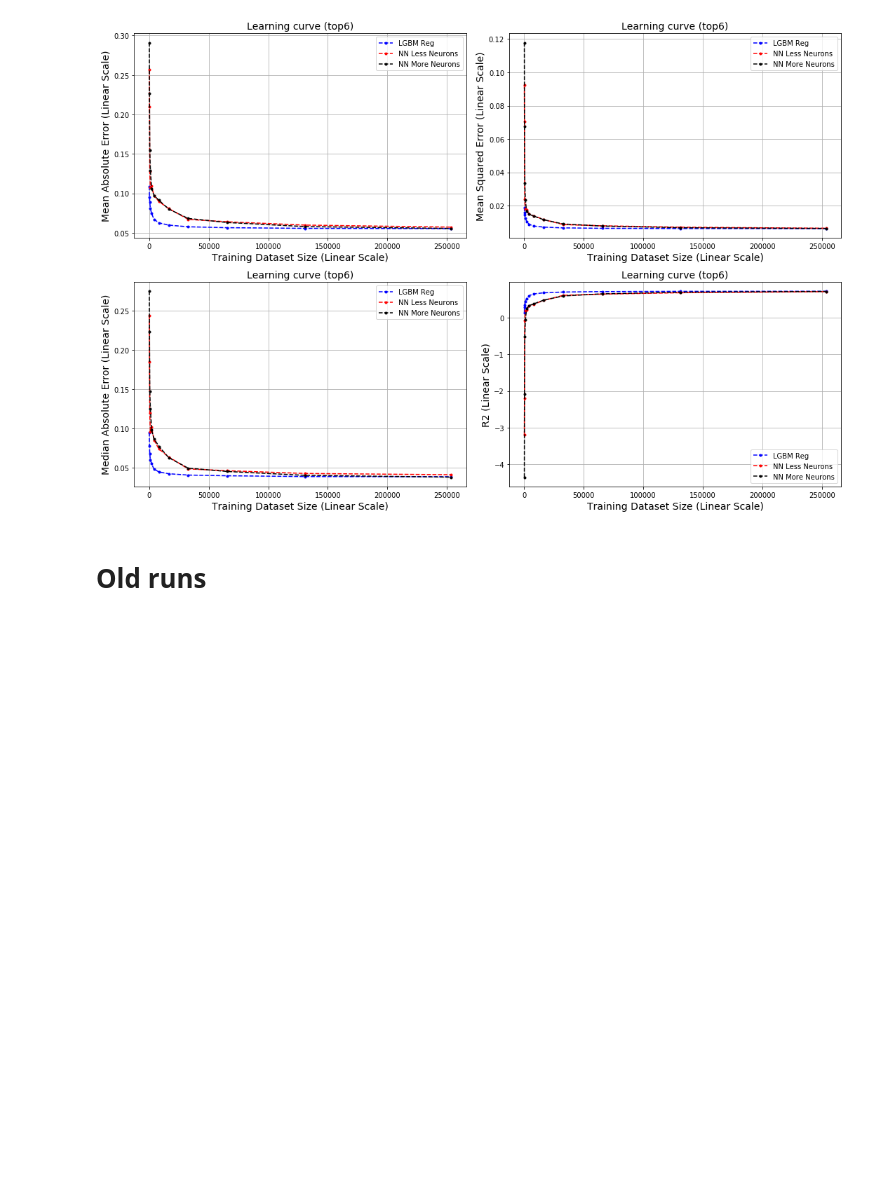
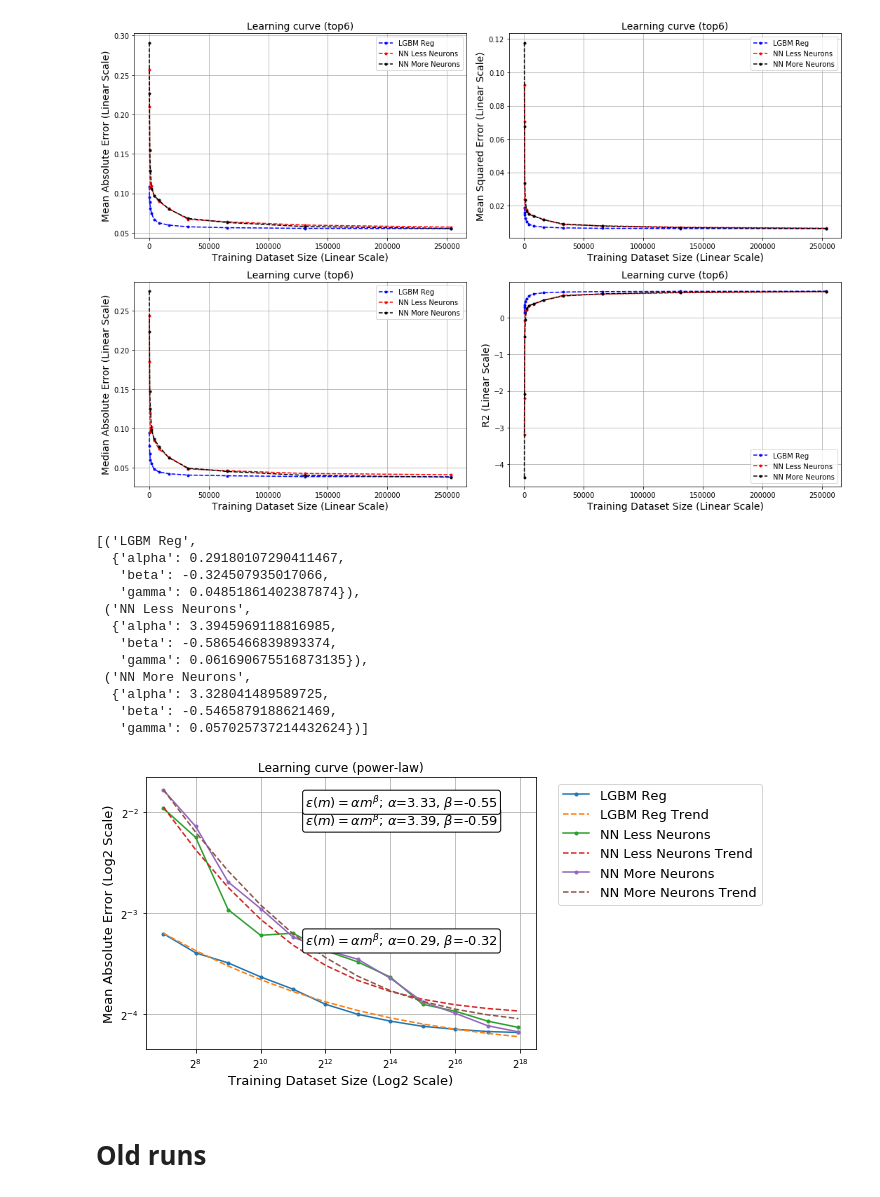
Before and after one commit to adpartin/LearningCurves, a Jupyter notebook: notebooks/power_law_for_paper.ipynb, the cells around one changed output. Drawn from its saved outputs; the diff is of its cells as text; code cells hidden in the pictures; blank space fills up the shorter version.

```diff
--- a/notebooks/power_law_for_paper.ipynb
+++ b/notebooks/power_law_for_paper.ipynb
@@ -294,6 +298,23 @@ plot_all_metrics_from_runs(runs, metrics='all', title=None, figsize=(15,10), sav
                            xtick_scale='linear', ytick_scale='linear')
 # %% [output]
 [figure]
+# %%
+prms = fit_pwr_multi_runs(runs, metric_name='mean_absolute_error', shard_min_idx=0, cv_folds=1)
+prms
+# %% [output]
+[('LGBM Reg',
+  {'alpha': 0.29180107290411467,
+   'beta': -0.324507935017066,
+   'gamma': 0.04851861402387874}),
+ ('NN Less Neurons',
+  {'alpha': 3.3945969118816985,
+   'beta': -0.5865466839893374,
+   'gamma': 0.061690675516873135}),
+ ('NN More Neurons',
+  {'alpha': 3.328041489589725,
+   'beta': -0.5465879188621469,
+   'gamma': 0.057025737214432624})]
+[figure, added]
 # %% [markdown]
 # Old runs
 # %%
```
Also changed, not shown: parts of 17 cells of this notebook, 6 other files.
